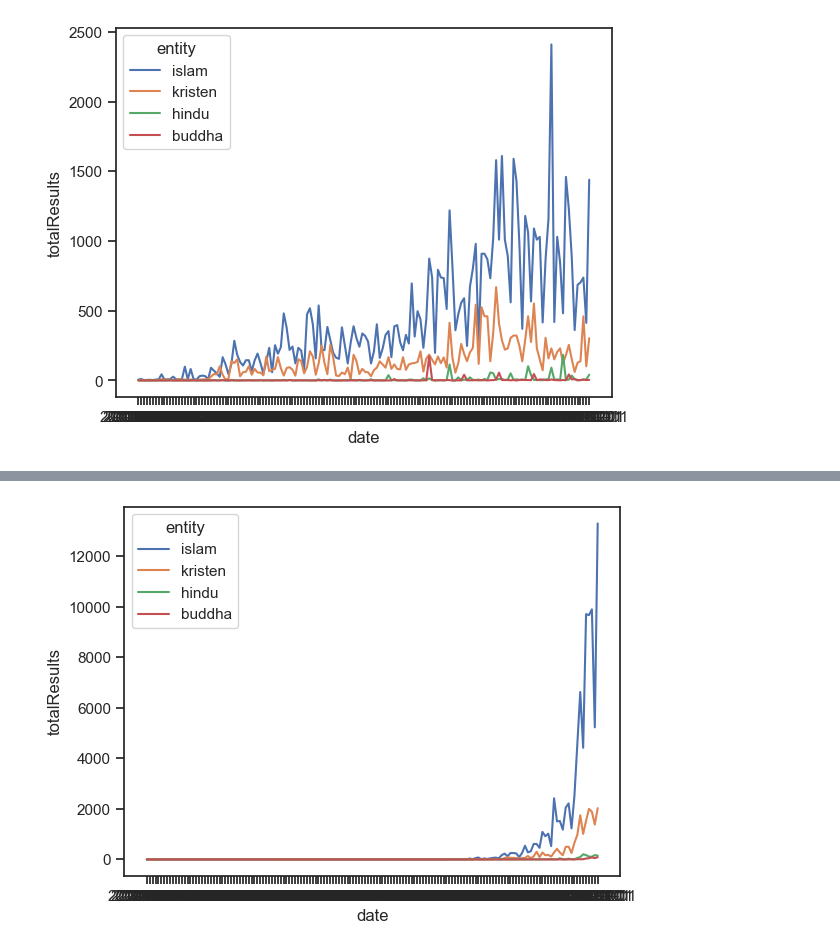
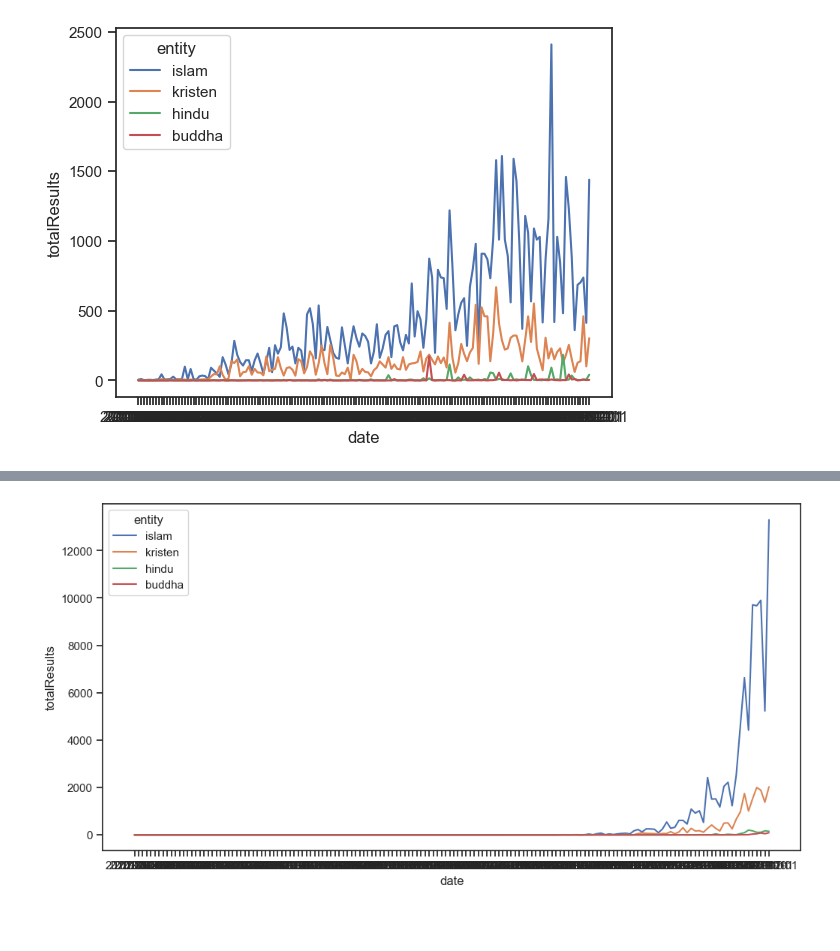
Before and after one commit to taudataanalytics/taudata-Academy, a Jupyter notebook: Religion-Intelligence.ipynb, the cells around one changed output, grey strips where cells are left out. Cells and saved outputs as stored; diff of their text form; code cells hidden in the pictures; blank space fills up the shorter version.

```diff
--- a/Religion-Intelligence.ipynb
+++ b/Religion-Intelligence.ipynb
@@ -27,6 +27,7 @@ SEED = 0
 #df = pd.read_sql('SELECT * FROM religion', con=conn)
 fData = 'data/joined-text-religion.csv'
 df = pd.read_csv(fData)
+df['logTotal'] = np.log(df['totalResults'])
 print(df.shape)
 df.head()
 # %% [output]
@@ -88,7 +96,9 @@ p = sns.lineplot(data=li, x="date", y="totalResults", hue="entity")
 # %%
 tk = df.loc[df['site'].isin(['tiktok'])]
+plt.figure(figsize=(12, 6))
+
 p = sns.lineplot(data=tk, x="date", y="totalResults", hue="entity")
 # %% [output]
-[figure, old version]
+[figure, new version]
 # %%
 web = df.loc[df['site'].isin(['web'])]
```
Also changed, not shown: parts of 12 cells of this notebook.
